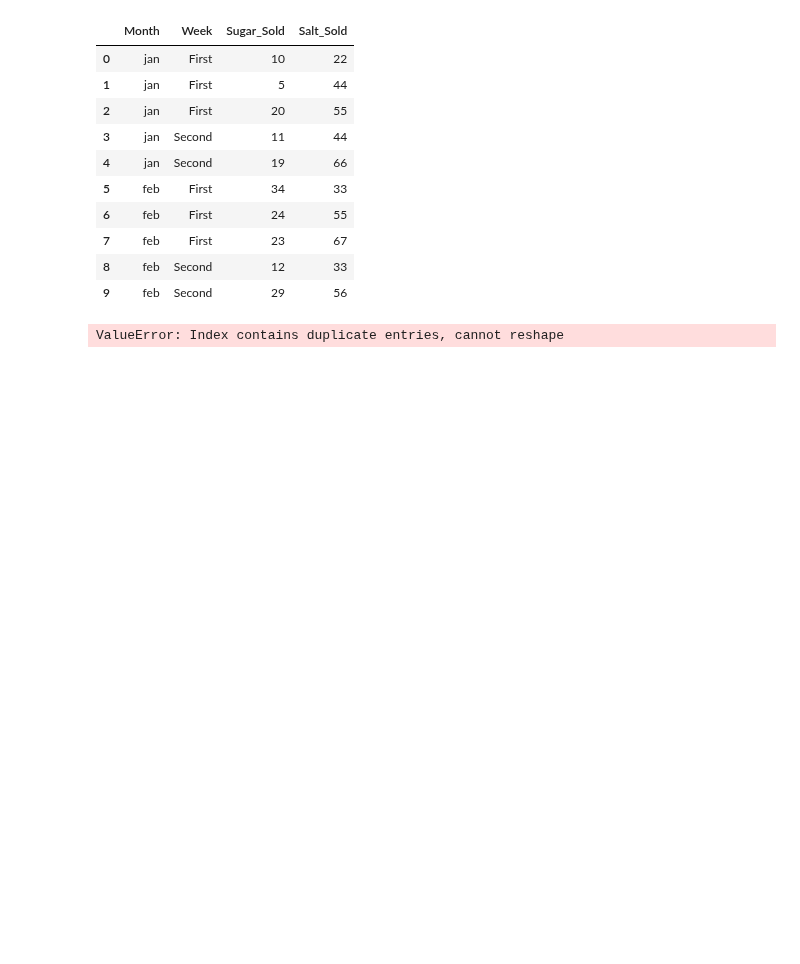
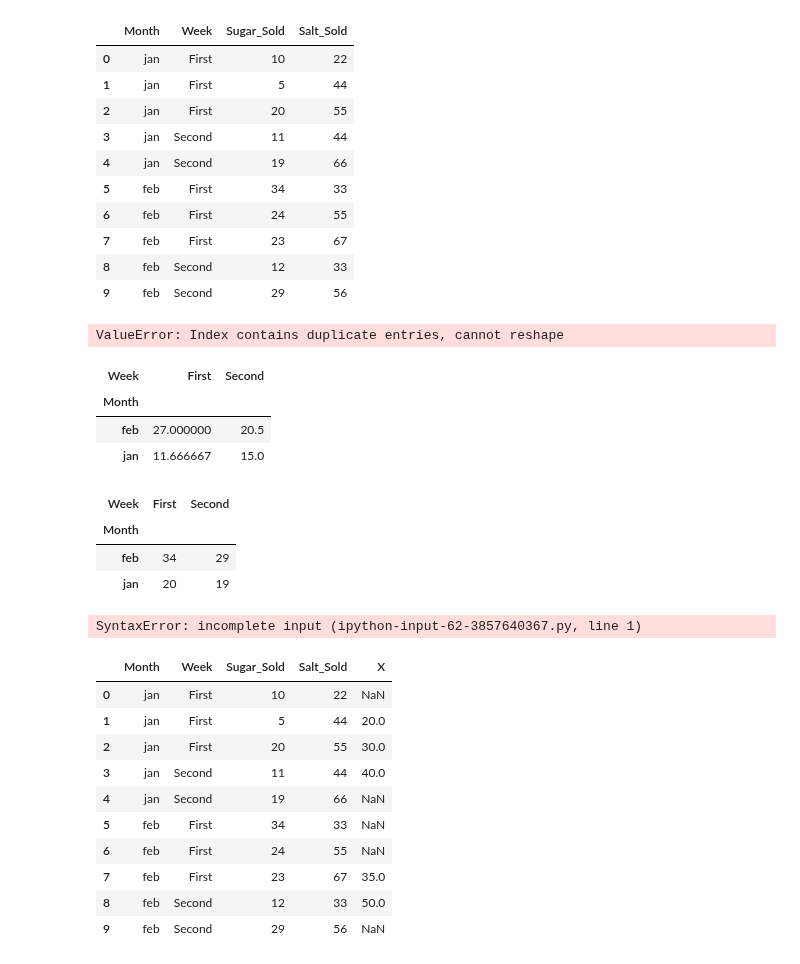
Before and after one commit to ramnagella/Demo, a Jupyter notebook: DA_Day8.ipynb, the cells around one changed output. Cells and saved outputs as stored; diff of their text form; code cells hidden in the pictures; blank space fills up the shorter version.

```diff
--- a/DA_Day8.ipynb
+++ b/DA_Day8.ipynb
@@ -666,3 +666,53 @@ df50.pivot(index='Month',columns='Week',values='Sugar_Sold')
 #will get value error
 # %% [output]
 ValueError: Index contains duplicate entries, cannot reshape
+# %%
+df50.pivot_table(index='Month',columns='Week',values='Sugar_Sold')
+#default aggregation function is mean
+# %% [output]
+| Week | First | Second |
+| Month |  |  |
+| feb | 27.000000 | 20.5 |
+| jan | 11.666667 | 15.0 |
+# %%
+import numpy as np
+df50.pivot_table(index='Month',columns='Week',values='Sugar_Sold',aggfunc=np.max)
+# %% [output]
+| Week | First | Second |
+| Month |  |  |
+| feb | 34 | 29 |
+| jan | 20 | 19 |
+# %%
+'''
+reshape---
+melt()
+wide_to_long()
+groupby()
+stack()
+unstack()
+---Missing Values---
+---inf--np.inf
+---NaN--np.nan
+---None
+---NaT---np.Nan
+
+'''
+# %% [output]
+SyntaxError: incomplete input (ipython-input-62-3857640367.py, line 1)
+# %%
+import numpy as np
+df50['X']=[np.nan,20,30,40,np.nan,np.nan,np.nan,35,50,np.nan]
+# %%
+df50
+# %% [output]
+|  | Month | Week | Sugar_Sold | Salt_Sold | X |
+| 0 | jan | First | 10 | 22 | NaN |
+| 1 | jan | First | 5 | 44 | 20.0 |
+| 2 | jan | First | 20 | 55 | 30.0 |
+| 3 | jan | Second | 11 | 44 | 40.0 |
+| 4 | jan | Second | 19 | 66 | NaN |
+| 5 | feb | First | 34 | 33 | NaN |
+| 6 | feb | First | 24 | 55 | NaN |
+| 7 | feb | First | 23 | 67 | 35.0 |
+| 8 | feb | Second | 12 | 33 | 50.0 |
+| 9 | feb | Second | 29 | 56 | NaN |
```
Also changed, not shown: parts of 5 cells of this notebook.
